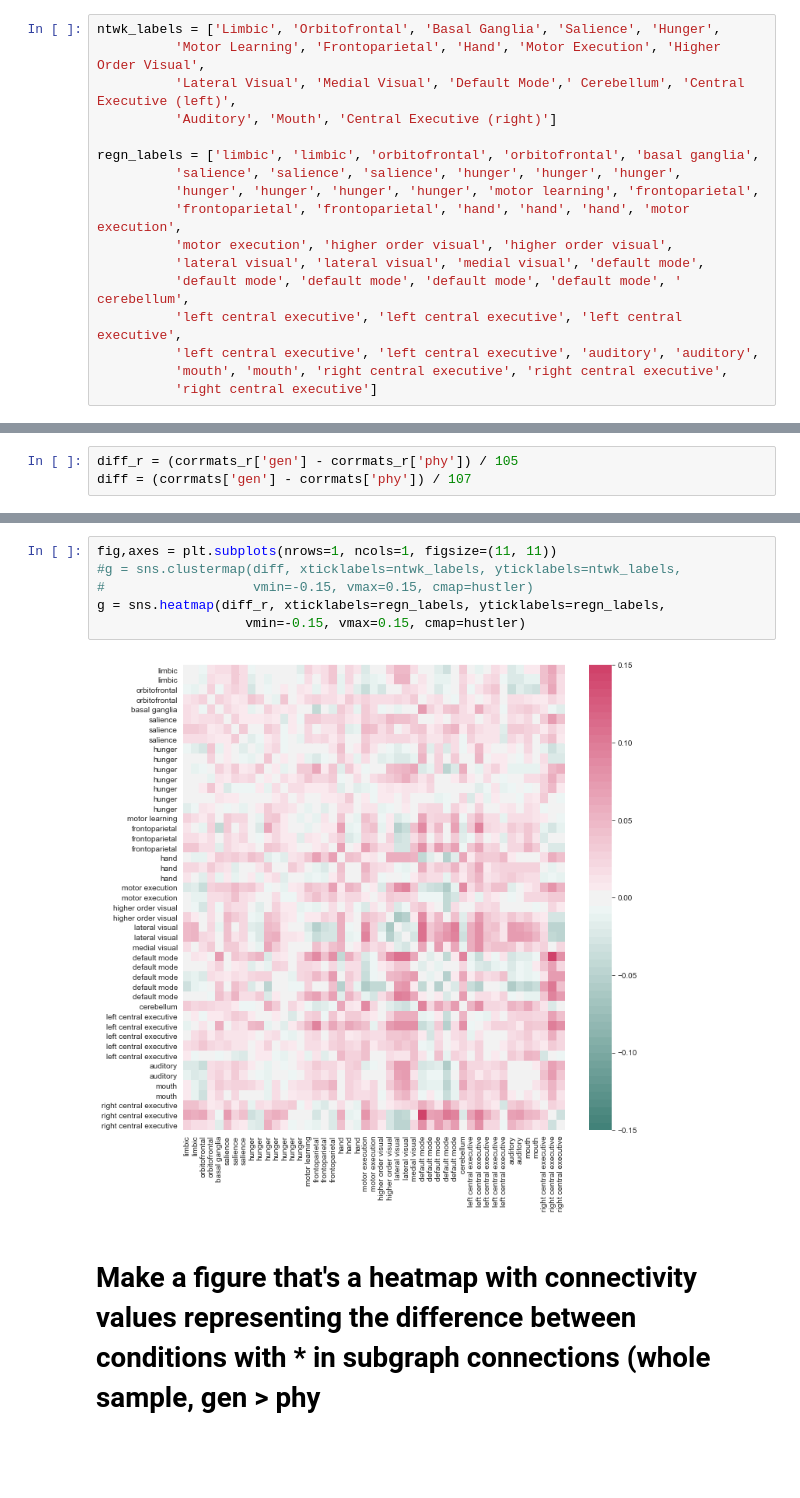
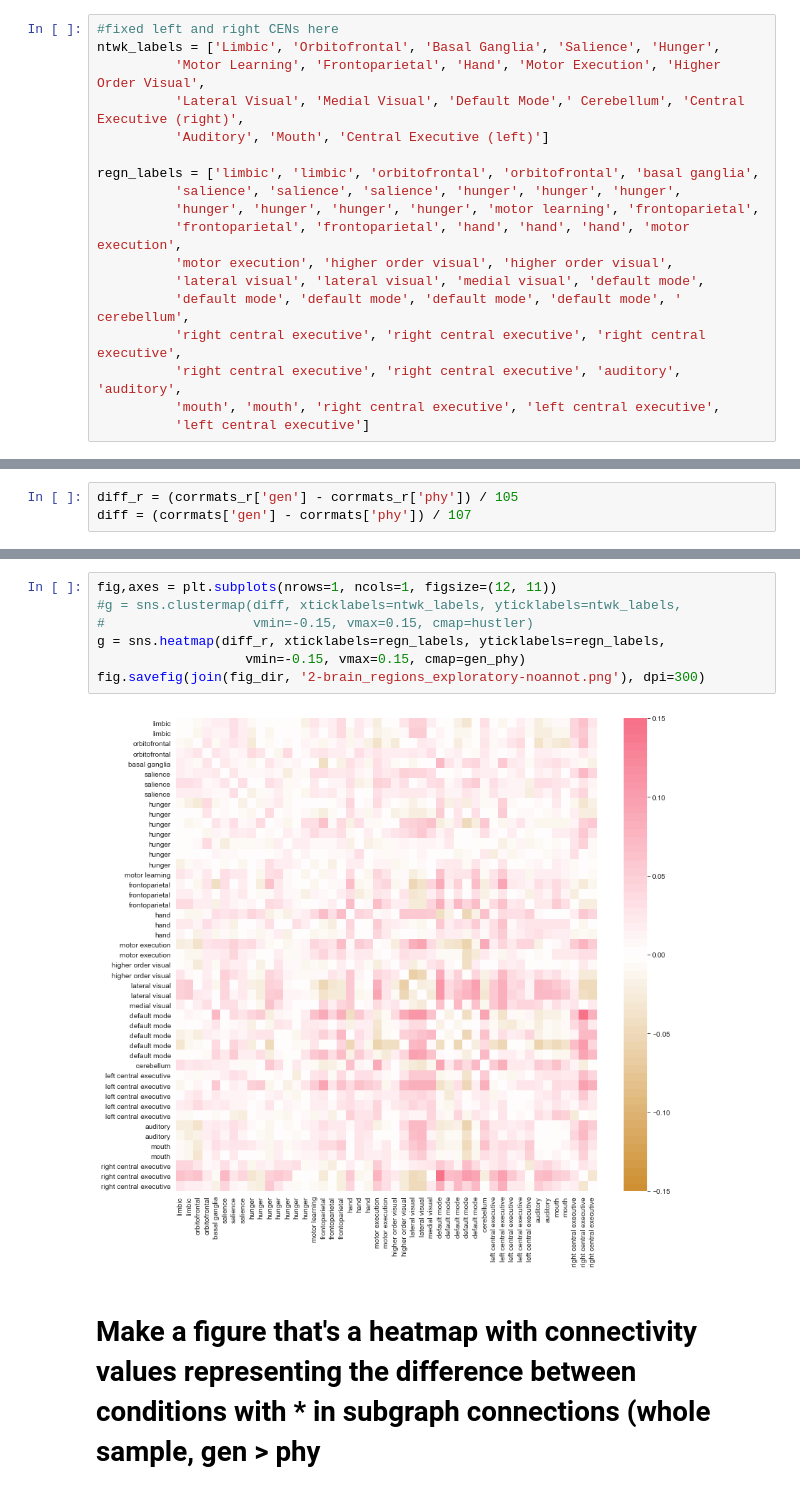
Before and after one commit to 62442katieb/IDConn, a Jupyter notebook: figures!.ipynb, the cells around one changed output, grey strips where cells are left out. Saved outputs shown, nothing was run; the diff lists cells and outputs as text; blank space fills up the shorter version.

Commit message:
added exploratory whole-brain analyses, jupyter notebook for figures

```diff
--- a/figures!.ipynb
+++ b/figures!.ipynb
@@ -228,10 +239,11 @@ TypeError: plot_glass_brain() missing 1 required positional argument: 'stat_map_
 # %% [markdown]
 # NBS Results for comparing whole-brain graphs
 # %%
+#fixed left and right CENs here
 ntwk_labels = ['Limbic', 'Orbitofrontal', 'Basal Ganglia', 'Salience', 'Hunger',
           'Motor Learning', 'Frontoparietal', 'Hand', 'Motor Execution', 'Higher Order Visual',
-          'Lateral Visual', 'Medial Visual', 'Default Mode',' Cerebellum', 'Central Executive (left)',
-          'Auditory', 'Mouth', 'Central Executive (right)']
+          'Lateral Visual', 'Medial Visual', 'Default Mode',' Cerebellum', 'Central Executive (right)',
+          'Auditory', 'Mouth', 'Central Executive (left)']
 
 regn_labels = ['limbic', 'limbic', 'orbitofrontal', 'orbitofrontal', 'basal ganglia',
           'salience', 'salience', 'salience', 'hunger', 'hunger', 'hunger',
@@ -240,10 +252,10 @@ regn_labels = ['limbic', 'limbic', 'orbitofrontal', 'orbitofrontal', 'basal gang
           'motor execution', 'higher order visual', 'higher order visual',
           'lateral visual', 'lateral visual', 'medial visual', 'default mode',
           'default mode', 'default mode', 'default mode', 'default mode', ' cerebellum',
-          'left central executive', 'left central executive', 'left central executive',
-          'left central executive', 'left central executive', 'auditory', 'auditory',
-          'mouth', 'mouth', 'right central executive', 'right central executive',
-          'right central executive']
+          'right central executive', 'right central executive', 'right central executive',
+          'right central executive', 'right central executive', 'auditory', 'auditory',
+          'mouth', 'mouth', 'right central executive', 'left central executive',
+          'left central executive']
 # %%
 hustle[0]
 # %% [output]
@@ -280,11 +296,12 @@ diff = (corrmats['gen'] - corrmats['phy']) / 107
 # %%
-fig,axes = plt.subplots(nrows=1, ncols=1, figsize=(11, 11))
+fig,axes = plt.subplots(nrows=1, ncols=1, figsize=(12, 11))
 #g = sns.clustermap(diff, xticklabels=ntwk_labels, yticklabels=ntwk_labels,
 #                   vmin=-0.15, vmax=0.15, cmap=hustler)
 g = sns.heatmap(diff_r, xticklabels=regn_labels, yticklabels=regn_labels,
-                   vmin=-0.15, vmax=0.15, cmap=hustler)
+                   vmin=-0.15, vmax=0.15, cmap=gen_phy)
+fig.savefig(join(fig_dir, '2-brain_regions_exploratory-noannot.png'), dpi=300)
 # %% [output]
-[figure, old version]
+[figure, new version]
 # %% [markdown]
 # Make a figure that's a heatmap with connectivity values representing the difference between conditions with * in subgraph connections (whole sample, gen > phy
 
```
Also changed, not shown: parts of 16 cells of this notebook, 3 other files.
